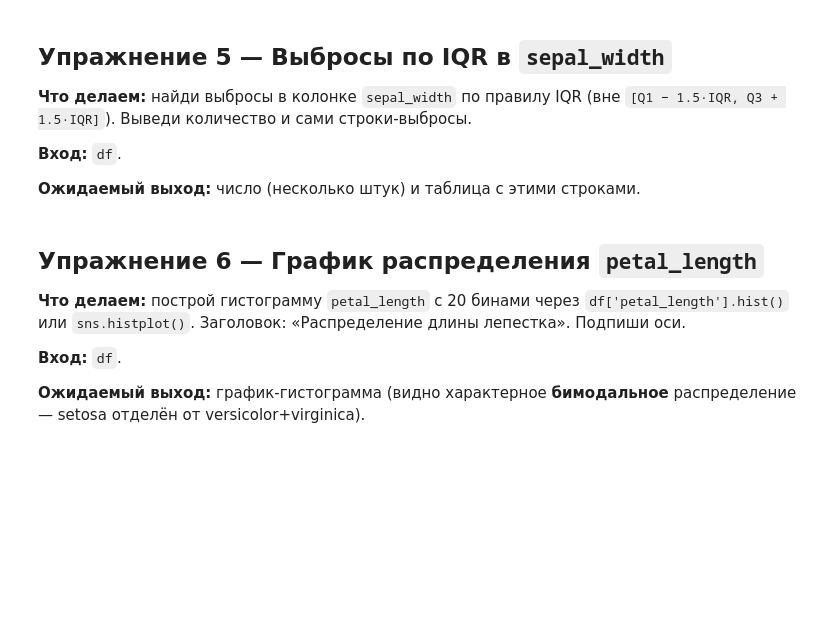
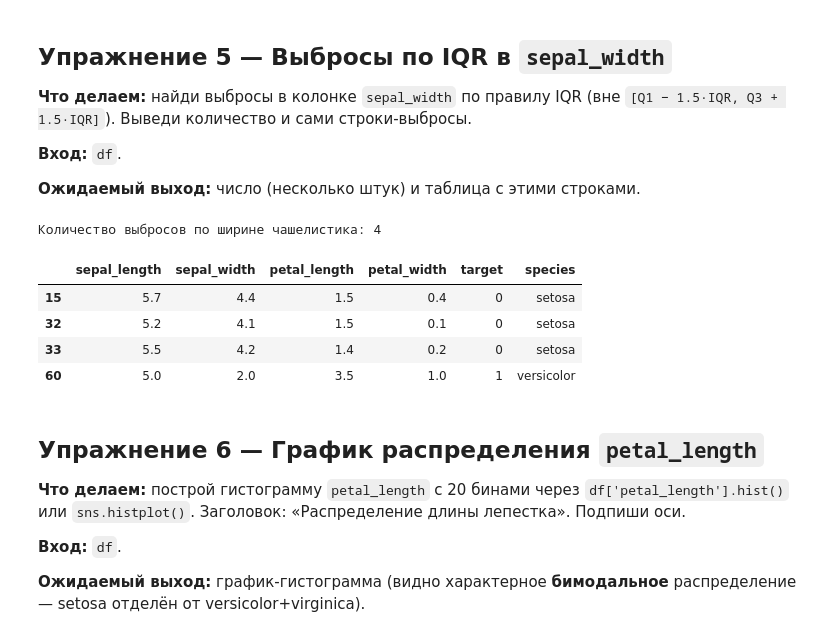
Before and after one commit to kokontsev/mentoring-course, a Jupyter notebook: week_07/00_pandas_numpy_primer_practice.ipynb, the cells around one changed output. Saved outputs shown, nothing was run; the diff lists cells and outputs as text; code cells hidden in the pictures; blank space fills up the shorter version.

```diff
--- a/week_07/00_pandas_numpy_primer_practice.ipynb
+++ b/week_07/00_pandas_numpy_primer_practice.ipynb
@@ -94,3 +136,18 @@ big_flowers = ...
+# %%
+# твой код
+q1, q3 = df['sepal_width'].quantile([0.25, 0.75])
+iqr = q3 - q1
+low, high = q1 - 1.5 * iqr, q3 + 1.5 * iqr
+out = df[(df['sepal_width'] < low) | (df['sepal_width'] > high)]
+print("Количество выбросов по ширине чашелистика:", len(out))
+out
+# %% [output]
+Количество выбросов по ширине чашелистика: 4
+|  | sepal_length | sepal_width | petal_length | petal_width | target | species |
+| 15 | 5.7 | 4.4 | 1.5 | 0.4 | 0 | setosa |
+| 32 | 5.2 | 4.1 | 1.5 | 0.1 | 0 | setosa |
+| 33 | 5.5 | 4.2 | 1.4 | 0.2 | 0 | setosa |
+| 60 | 5.0 | 2.0 | 3.5 | 1.0 | 1 | versicolor |
 # %% [markdown]
 ## Упражнение 6 — График распределения `petal_length`
 
```
Also changed, not shown: parts of 18 cells of this notebook, 3 other files.
